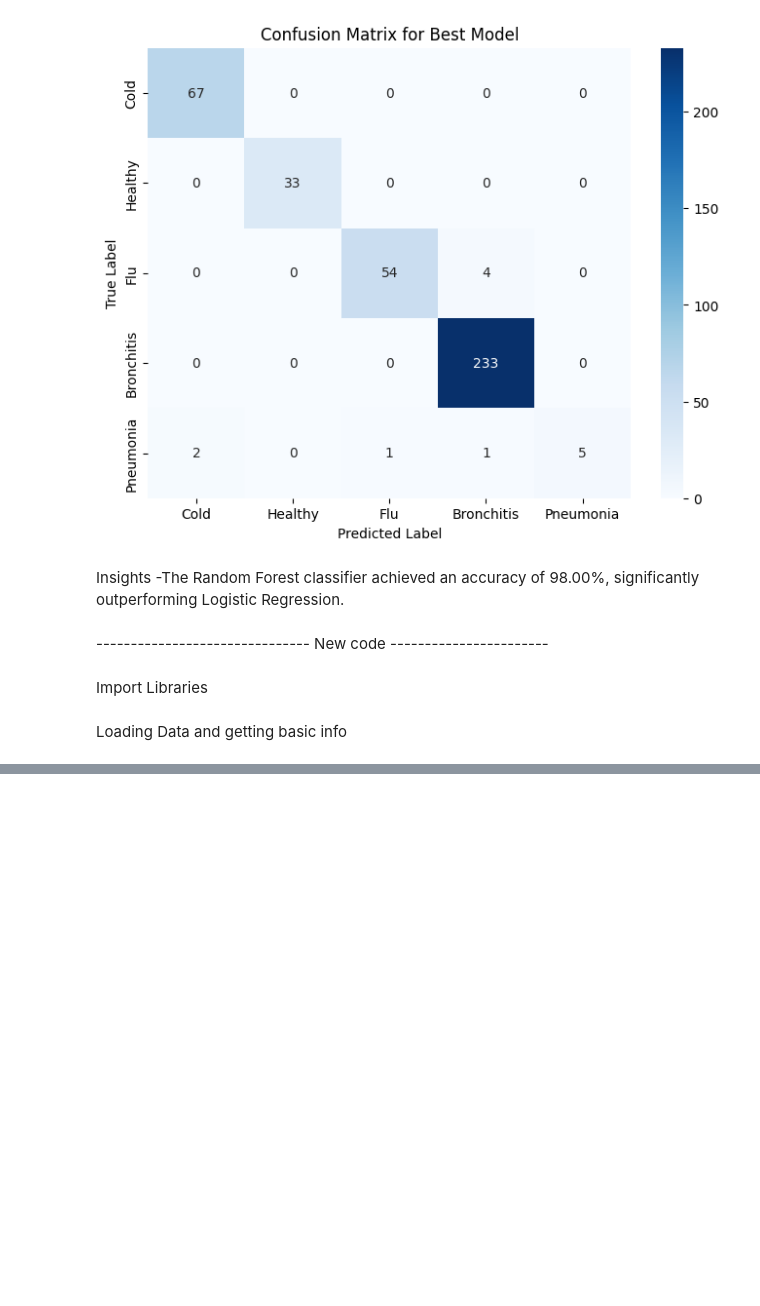
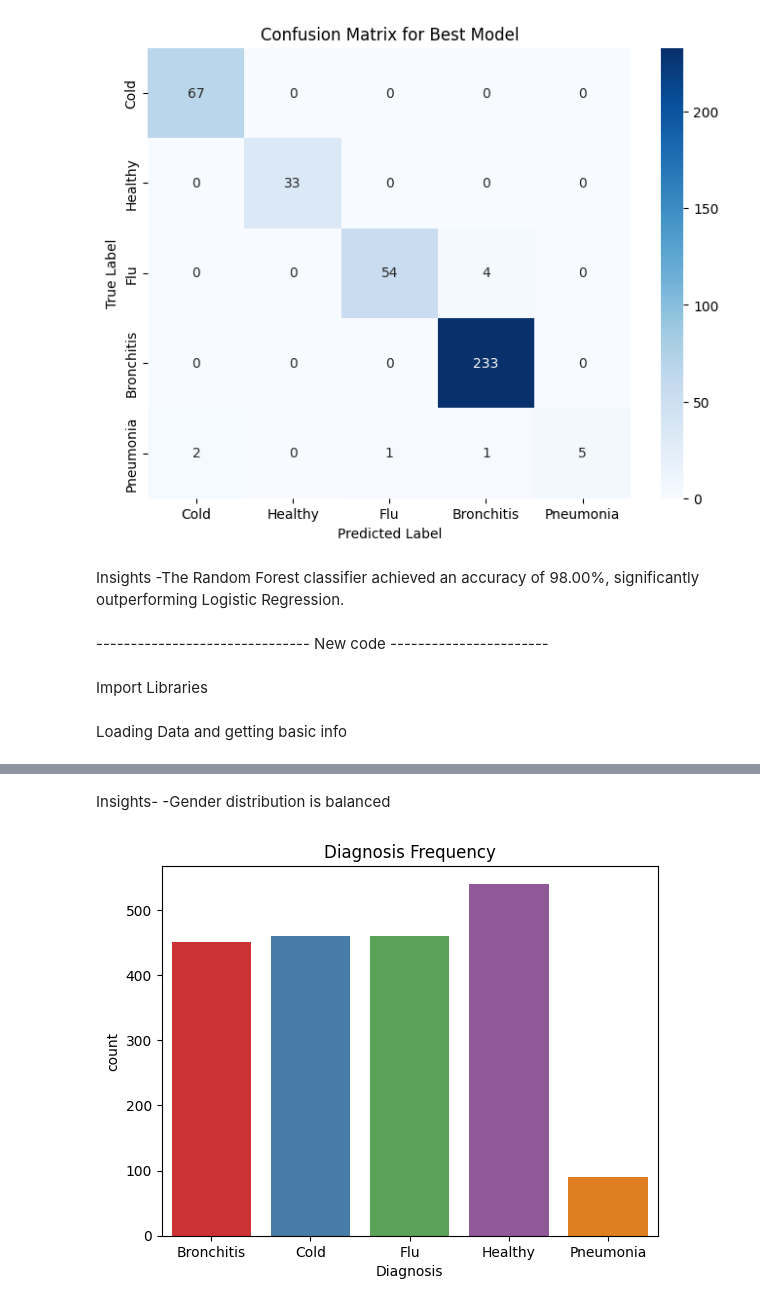
Before and after one commit to MuhammadAkmal03/HealthCareProject, a Jupyter notebook: Prediction_module/notebook/disease_prediction.ipynb, the cells around one changed output, grey strips where cells are left out. Cells and saved outputs as stored; diff of their text form; code cells hidden in the pictures; blank space fills up the shorter version.

```diff
--- a/Prediction_module/notebook/disease_prediction.ipynb
+++ b/Prediction_module/notebook/disease_prediction.ipynb
@@ -554,0 +578,10 @@ df
+# %% [markdown]
+Insights-
+-Gender distribution is balanced
+# %%
+# Diagnosis counts
+sns.countplot(data=df, x="Diagnosis",hue="Diagnosis", palette="Set1")
+plt.title("Diagnosis Frequency")
+plt.show()
+# %% [output]
+[figure, added]
```
Also changed, not shown: parts of 24 cells of this notebook.
